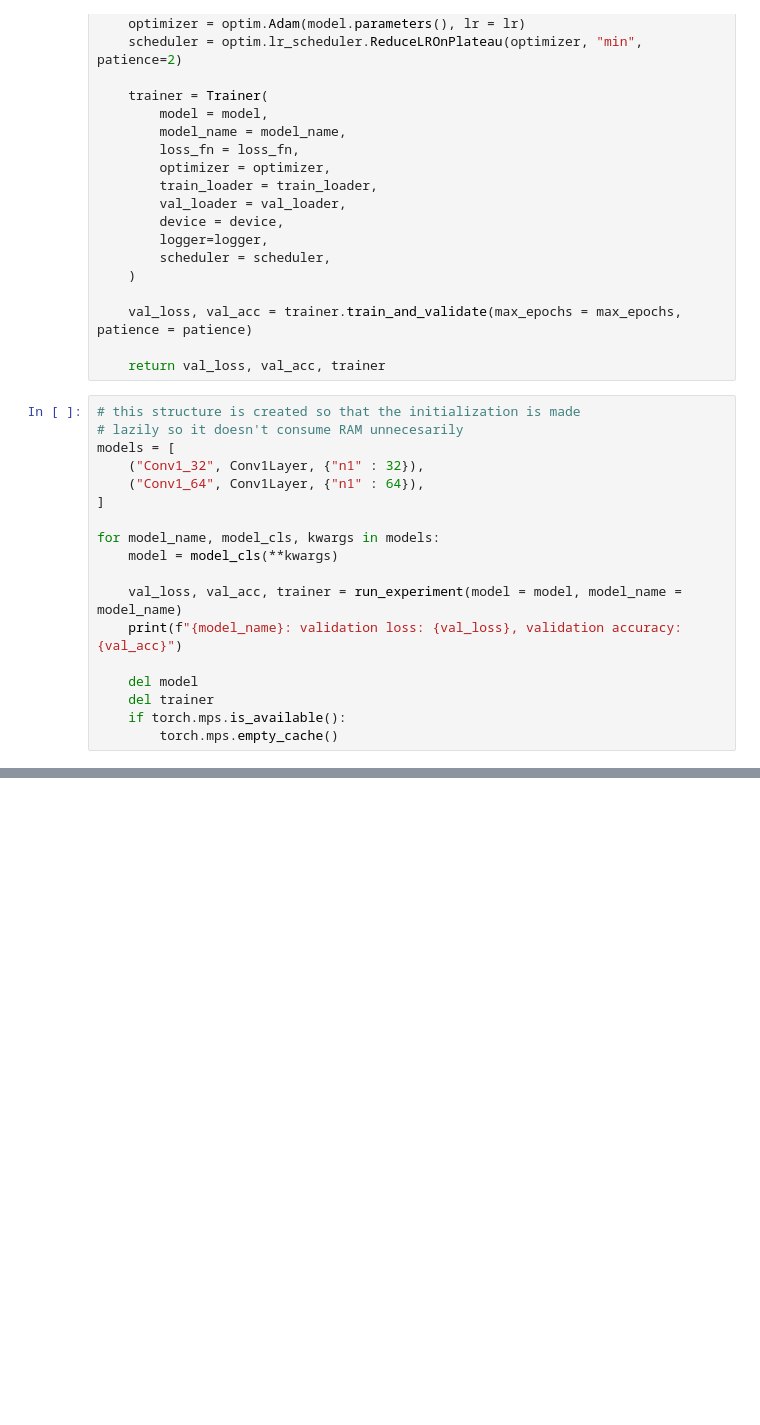
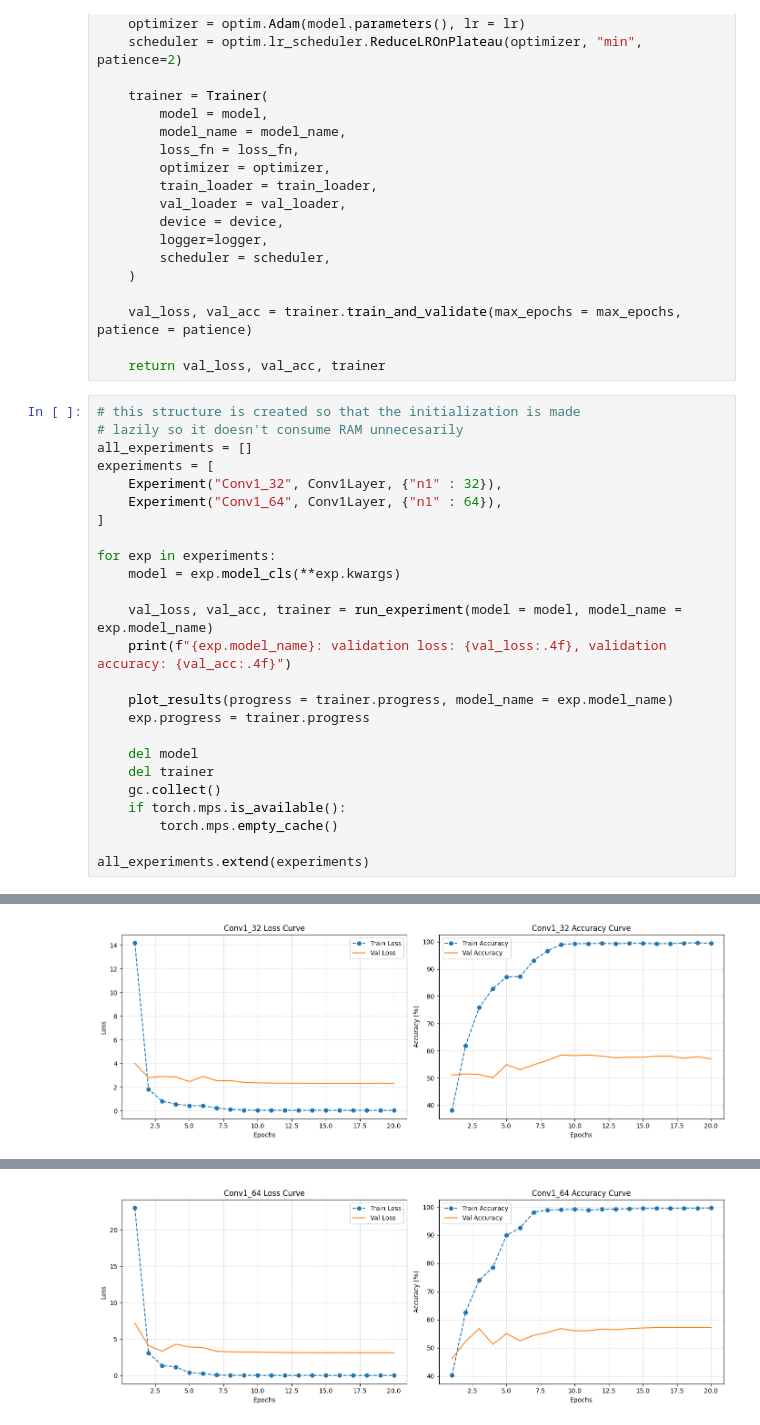
Before and after one commit to marekstorek/trash_classifier, a Jupyter notebook: ml/experiments.ipynb, the cells around one changed output, grey strips where cells are left out. Drawn from its saved outputs; the diff is of its cells as text; blank space fills up the shorter version.

Commit message:
add training progress tracking and visualization plots

```diff
--- a/ml/experiments.ipynb
+++ b/ml/experiments.ipynb
@@ -57,19 +63,26 @@ def run_experiment(
 # %%
 # this structure is created so that the initialization is made
 # lazily so it doesn't consume RAM unnecesarily
-models = [
-    ("Conv1_32", Conv1Layer, {"n1" : 32}),
-    ("Conv1_64", Conv1Layer, {"n1" : 64}),
+all_experiments = []
+experiments = [
+    Experiment("Conv1_32", Conv1Layer, {"n1" : 32}),
+    Experiment("Conv1_64", Conv1Layer, {"n1" : 64}),
 ]
 
-for model_name, model_cls, kwargs in models:
-    model = model_cls(**kwargs)
+for exp in experiments:
+    model = exp.model_cls(**exp.kwargs)
 
-    val_loss, val_acc, trainer = run_experiment(model = model, model_name = model_name)
-    print(f"{model_name}: validation loss: {val_loss}, validation accuracy: {val_acc}")
+    val_loss, val_acc, trainer = run_experiment(model = model, model_name = exp.model_name)
+    print(f"{exp.model_name}: validation loss: {val_loss:.4f}, validation accuracy: {val_acc:.4f}")
+
+    plot_results(progress = trainer.progress, model_name = exp.model_name)
+    exp.progress = trainer.progress
 
     del model
     del trainer
+    gc.collect()
     if torch.mps.is_available():
         torch.mps.empty_cache()
+
+all_experiments.extend(experiments)
 # %% [output]
@@ -77,0 +90 @@ Conv1_64: validation loss: 3.4893817764697688, validation accuracy: 0.5584158415
+[figure, added]
@@ -77,0 +92 @@ Conv1_64: validation loss: 3.4893817764697688, validation accuracy: 0.5584158415
+[figure, added]
```
Also changed, not shown: parts of 2 cells of this notebook, 3 other files.
